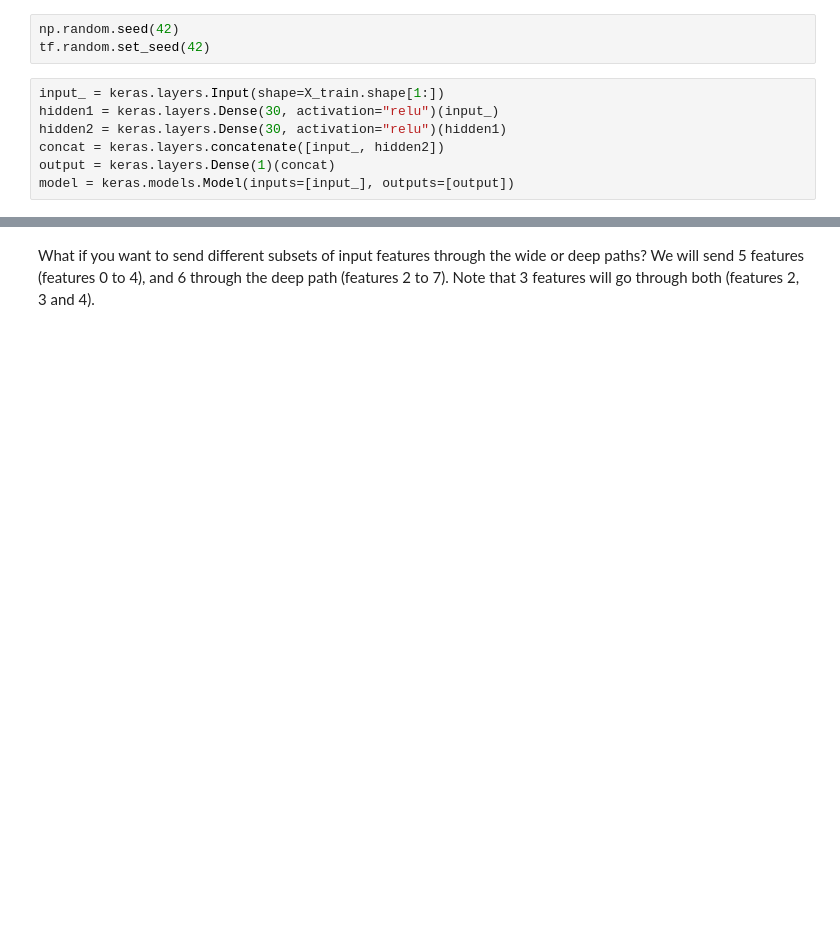
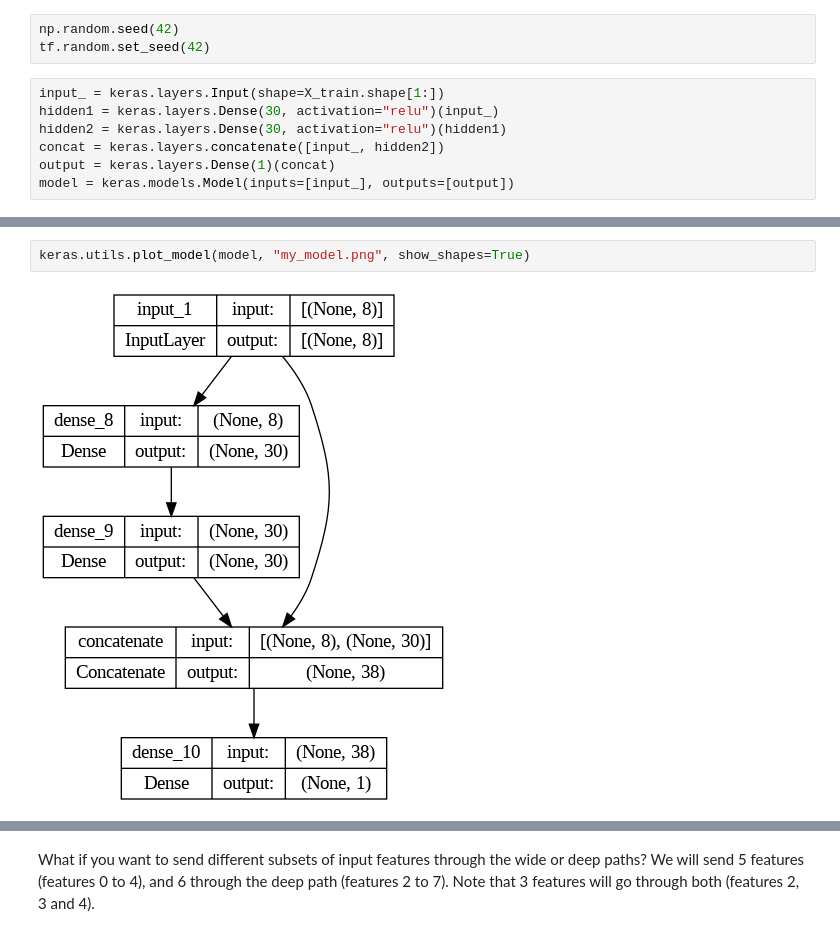
Before and after one commit to JeongeunL/AI_ML, a Jupyter notebook: ML2/10_neural_nets_with_keras.ipynb, the cells around one changed output, grey strips where cells are left out. Saved outputs shown, nothing was run; the diff lists cells and outputs as text; blank space fills up the shorter version.

```diff
--- a/ML2/10_neural_nets_with_keras.ipynb
+++ b/ML2/10_neural_nets_with_keras.ipynb
@@ -628,3 +648,7 @@ ________________________________________________________________________________
+# %%
+keras.utils.plot_model(model, "my_model.png", show_shapes=True)
+# %% [output]
+[figure, added]
 # %%
 model.compile(loss="mean_squared_error", optimizer=keras.optimizers.SGD(lr=1e-3))
 history = model.fit(X_train, y_train, epochs=20,
```
Also changed, not shown: parts of 36 cells of this notebook.
